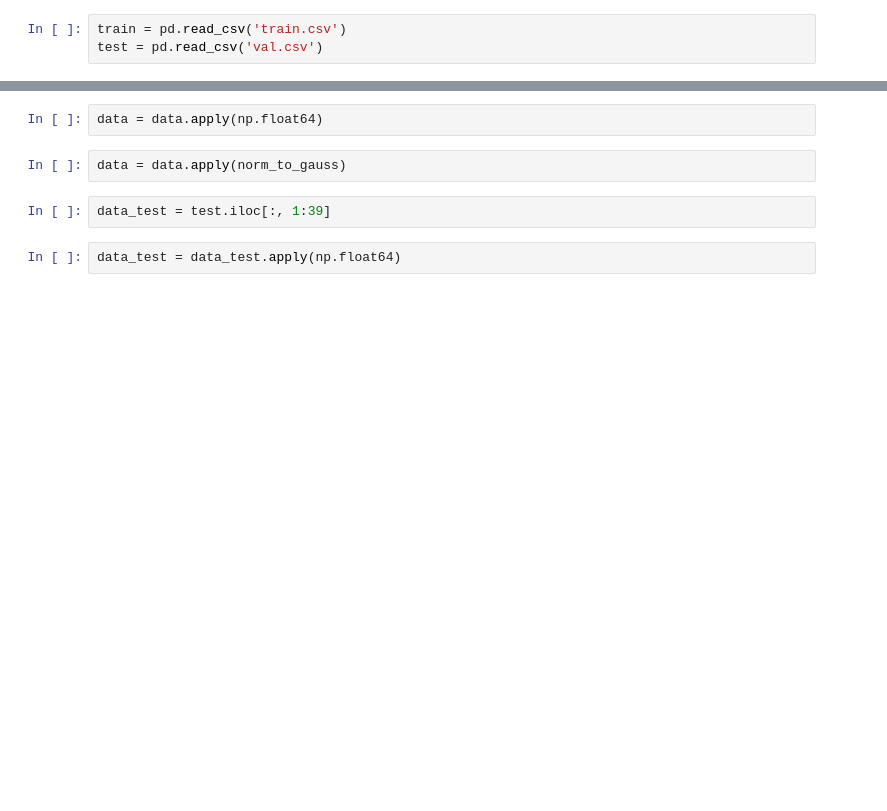
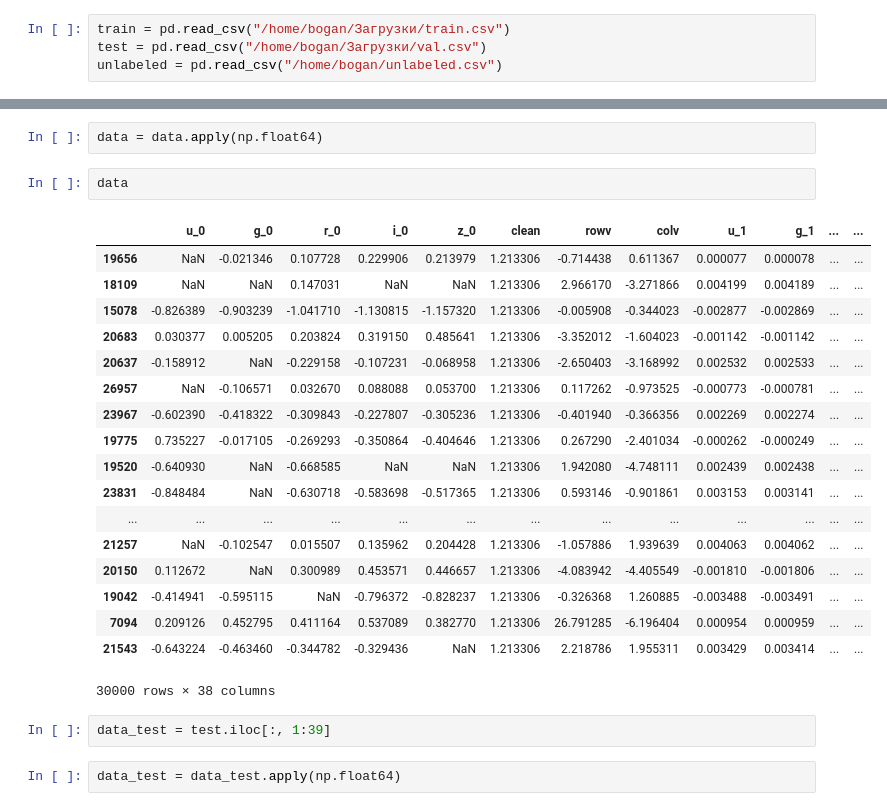
Before and after one commit to bohdan-puida/AltexSoftTask, a Jupyter notebook: model.ipynb, the cells around one changed output, grey strips where cells are left out. Saved outputs shown, nothing was run; the diff lists cells and outputs as text; blank space fills up the shorter version.

```diff
--- a/model.ipynb
+++ b/model.ipynb
@@ -4,3 +6,4 @@ import pandas as pd
 # %%
-train = pd.read_csv('train.csv')
-test = pd.read_csv('val.csv')
+train = pd.read_csv("/home/bogan/Загрузки/train.csv")
+test = pd.read_csv("/home/bogan/Загрузки/val.csv")
+unlabeled = pd.read_csv("/home/bogan/unlabeled.csv")
@@ -26,7 +104,26 @@ def norm_to_gauss(df):
 # %%
 data = data.apply(np.float64)
-# %%
-data = data.apply(norm_to_gauss)
+# %%
+data
+# %% [output]
+|  | u_0 | g_0 | r_0 | i_0 | z_0 | clean | rowv | colv | u_1 | g_1 | ... | ... |
+| 19656 | NaN | -0.021346 | 0.107728 | 0.229906 | 0.213979 | 1.213306 | -0.714438 | 0.611367 | 0.000077 | 0.000078 | ... | ... |
+| 18109 | NaN | NaN | 0.147031 | NaN | NaN | 1.213306 | 2.966170 | -3.271866 | 0.004199 | 0.004189 | ... | ... |
+| 15078 | -0.826389 | -0.903239 | -1.041710 | -1.130815 | -1.157320 | 1.213306 | -0.005908 | -0.344023 | -0.002877 | -0.002869 | ... | ... |
+| 20683 | 0.030377 | 0.005205 | 0.203824 | 0.319150 | 0.485641 | 1.213306 | -3.352012 | -1.604023 | -0.001142 | -0.001142 | ... | ... |
+| 20637 | -0.158912 | NaN | -0.229158 | -0.107231 | -0.068958 | 1.213306 | -2.650403 | -3.168992 | 0.002532 | 0.002533 | ... | ... |
+| 26957 | NaN | -0.106571 | 0.032670 | 0.088088 | 0.053700 | 1.213306 | 0.117262 | -0.973525 | -0.000773 | -0.000781 | ... | ... |
+| 23967 | -0.602390 | -0.418322 | -0.309843 | -0.227807 | -0.305236 | 1.213306 | -0.401940 | -0.366356 | 0.002269 | 0.002274 | ... | ... |
+| 19775 | 0.735227 | -0.017105 | -0.269293 | -0.350864 | -0.404646 | 1.213306 | 0.267290 | -2.401034 | -0.000262 | -0.000249 | ... | ... |
+| 19520 | -0.640930 | NaN | -0.668585 | NaN | NaN | 1.213306 | 1.942080 | -4.748111 | 0.002439 | 0.002438 | ... | ... |
+| 23831 | -0.848484 | NaN | -0.630718 | -0.583698 | -0.517365 | 1.213306 | 0.593146 | -0.901861 | 0.003153 | 0.003141 | ... | ... |
+| ... | ... | ... | ... | ... | ... | ... | ... | ... | ... | ... | ... | ... |
+| 21257 | NaN | -0.102547 | 0.015507 | 0.135962 | 0.204428 | 1.213306 | -1.057886 | 1.939639 | 0.004063 | 0.004062 | ... | ... |
+| 20150 | 0.112672 | NaN | 0.300989 | 0.453571 | 0.446657 | 1.213306 | -4.083942 | -4.405549 | -0.001810 | -0.001806 | ... | ... |
+| 19042 | -0.414941 | -0.595115 | NaN | -0.796372 | -0.828237 | 1.213306 | -0.326368 | 1.260885 | -0.003488 | -0.003491 | ... | ... |
+| 7094 | 0.209126 | 0.452795 | 0.411164 | 0.537089 | 0.382770 | 1.213306 | 26.791285 | -6.196404 | 0.000954 | 0.000959 | ... | ... |
+| 21543 | -0.643224 | -0.463460 | -0.344782 | -0.329436 | NaN | 1.213306 | 2.218786 | 1.955311 | 0.003429 | 0.003414 | ... | ... |
+30000 rows × 38 columns
 # %%
 data_test = test.iloc[:, 1:39]
 # %%
```
Also changed, not shown: parts of 86 cells of this notebook, 1 other file.
